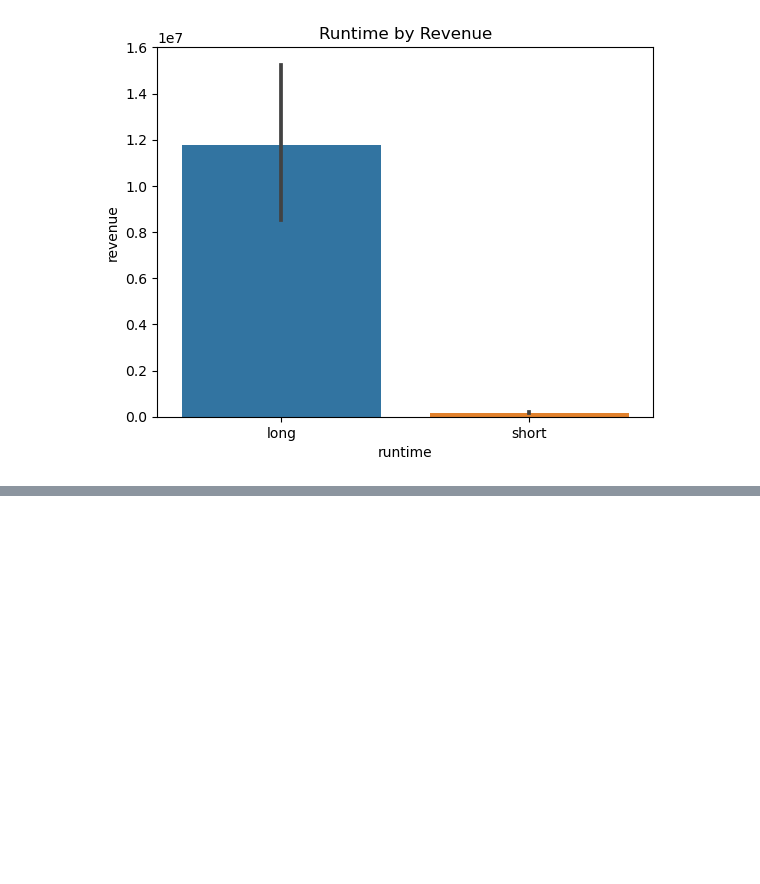
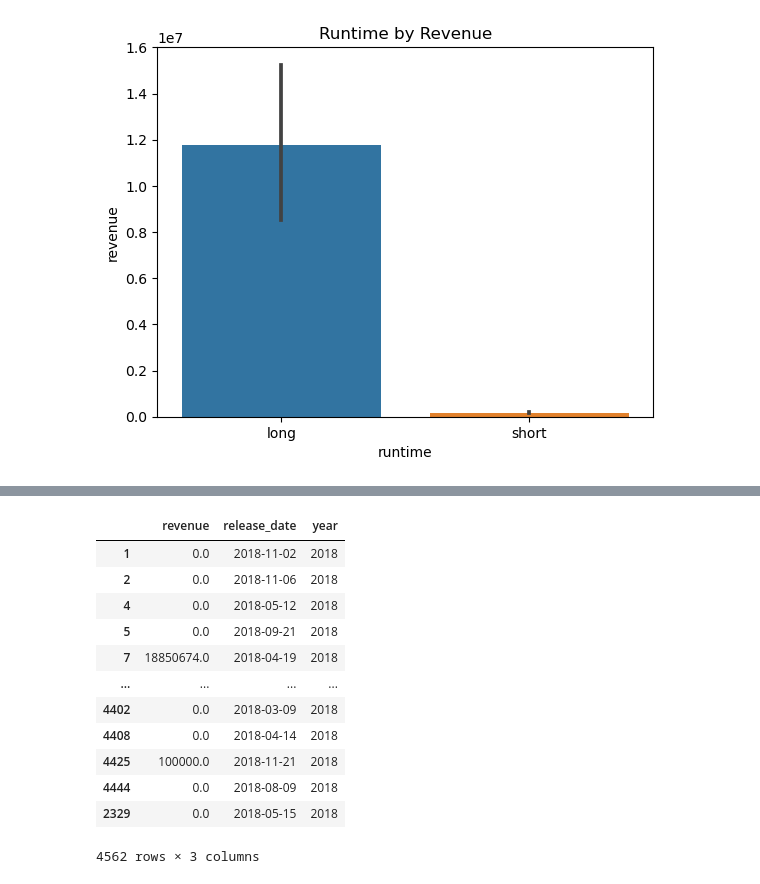
Before and after one commit to tjbingamon/Project-3, a Jupyter notebook: Part 4.ipynb, the cells around one changed output, grey strips where cells are left out. Drawn from its saved outputs; the diff is of its cells as text; code cells hidden in the pictures; blank space fills up the shorter version.

```diff
--- a/Part 4.ipynb
+++ b/Part 4.ipynb
@@ -651,0 +708,3 @@ ax.set_title('Runtime by Revenue');
+# %%
+## extract only necessary columns
+df3 = df3[['revenue','release_date']]
@@ -651,0 +723,4 @@ ax.set_title('Runtime by Revenue');
+# %%
+## delete rows with missing data
+df3 = df3.dropna()
+df3.info()
@@ -651,0 +745,4 @@ ax.set_title('Runtime by Revenue');
+# %%
+## convert to dtype: datetime
+df3['release_date'] = pd.to_datetime(df3['release_date'])
+df3.info()
@@ -651,0 +759,3 @@ ax.set_title('Runtime by Revenue');
+# %%
+## make a new column which saves the year
+df3['year'] = df3['release_date'].dt.year
@@ -651,0 +771,18 @@ ax.set_title('Runtime by Revenue');
+# %%
+## Filter 2018
+filter_18 = df3['year'] == 2018
+df3[filter_18]
+# %% [output]
+|  | revenue | release_date | year |
+| 1 | 0.0 | 2018-11-02 | 2018 |
+| 2 | 0.0 | 2018-11-06 | 2018 |
+| 4 | 0.0 | 2018-05-12 | 2018 |
+| 5 | 0.0 | 2018-09-21 | 2018 |
+| 7 | 18850674.0 | 2018-04-19 | 2018 |
+| ... | ... | ... | ... |
+| 4402 | 0.0 | 2018-03-09 | 2018 |
+| 4408 | 0.0 | 2018-04-14 | 2018 |
+| 4425 | 100000.0 | 2018-11-21 | 2018 |
+| 4444 | 0.0 | 2018-08-09 | 2018 |
+| 2329 | 0.0 | 2018-05-15 | 2018 |
+4562 rows × 3 columns
```
Also changed, not shown: parts of 31 cells of this notebook, 1 other file.
